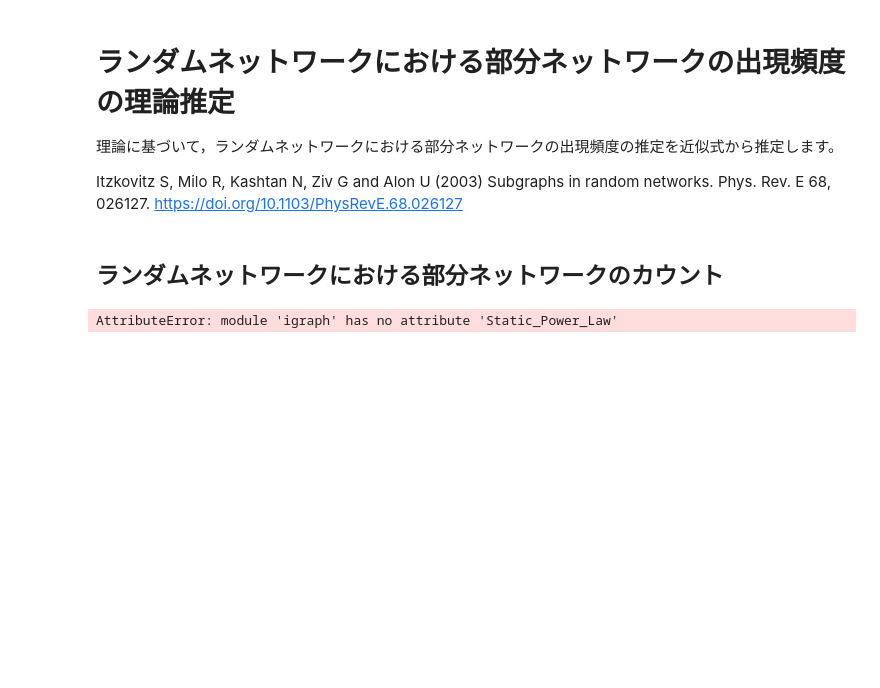
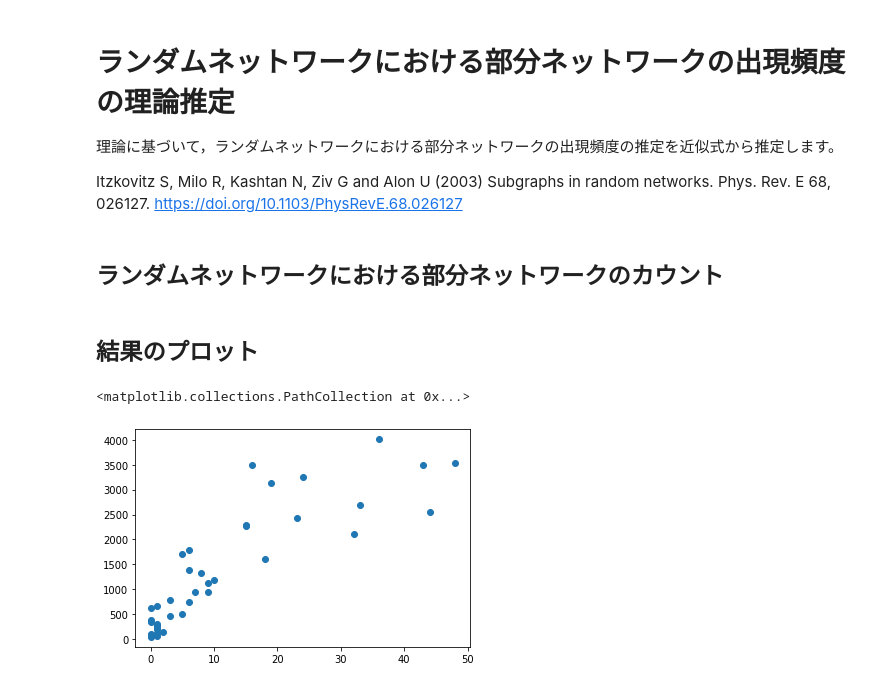
Before and after one commit to monofo/network-analysis-in-biology_python, a Jupyter notebook: network_motifs/subgraphs_random_networks.ipynb, the cells around one changed output. Saved outputs shown, nothing was run; the diff lists cells and outputs as text; code cells hidden in the pictures; blank space fills up the shorter version.

```diff
--- a/network_motifs/subgraphs_random_networks.ipynb
+++ b/network_motifs/subgraphs_random_networks.ipynb
@@ -19,16 +20,37 @@ N = 1000
 L_seq = range(2000, 10000, 200)
 # %% [markdown]
 ## ランダムネットワークにおける部分ネットワークのカウント
-# %%
-nb_ffl_real = []# feedforward loop (FFL) の実際の数（観測値）が格納される
-nb_ffl_theory  = [] # 近似式から推定されたFFLの数（予測値）が格納される
-nb_fbl_real = []  # feedback loop (FBL) の実際の数（観測値）が格納される
-nb_fbl_theory = [] # 近似式から推定されたFBLの数（予測値）が格納される
-
-
-for L in L_seq:
-    g =  igraph.static.power.law.game(N, L, 2.1, 2.1)
-# %%
-g =  igraph.Static_Power_Law(N, 100, 2.1, 2.1)
-# %% [output]
-AttributeError: module 'igraph' has no attribute 'Static_Power_Law'
+# %%
+nb_ffl_real = []# feedforward loop (FFL) の実際の数（観測値）が格納される
+nb_ffl_theory  = [] # 近似式から推定されたFFLの数（予測値）が格納される
+nb_fbl_real = []  # feedback loop (FBL) の実際の数（観測値）が格納される
+nb_fbl_theory = [] # 近似式から推定されたFBLの数（予測値）が格納される
+
+
+for L in L_seq:
+    g =  ig.Static_Power_Law(N, L, 2.1, 2.1)
+
+    g_one_way = copy.deepcopy(g)
+    g_mutual = copy.deepcopy(g)
+
+    g_one_way.delete_edges(es for es in g_one_way.es if es.is_mutual())
+    g_mutual.delete_edges(es for es in g_mutual.es if es.is_mutual())
+
+    M = np.array(g_mutual.degree(mode="out"))
+    K = np.array(g_one_way.degree(mode="out"))
+    R = np.array(g_one_way.degree(mode="in"))
+
+    motif_Real = g.motifs_randesu(3)
+
+    nb_ffl_real.append(motif_Real[8])
+    nb_fbl_real.append(motif_Real[12])
+
+    nb_ffl_theory.append(np.mean(K * (K - 1)) * np.mean(K * R) * np.mean(R * (R - 1))/np.mean(K)**3)
+    nb_fbl_theory.append(np.mean(K*R) ** 3 / np.mean(K)**3 / 3)
+# %% [markdown]
+## 結果のプロット
+# %%
+plt.scatter(nb_ffl_real, nb_ffl_theory,)
+# %% [output]
+<matplotlib.collections.PathCollection at 0x...>
+[figure, added]
```
Also changed, not shown: parts of 2 cells of this notebook.
